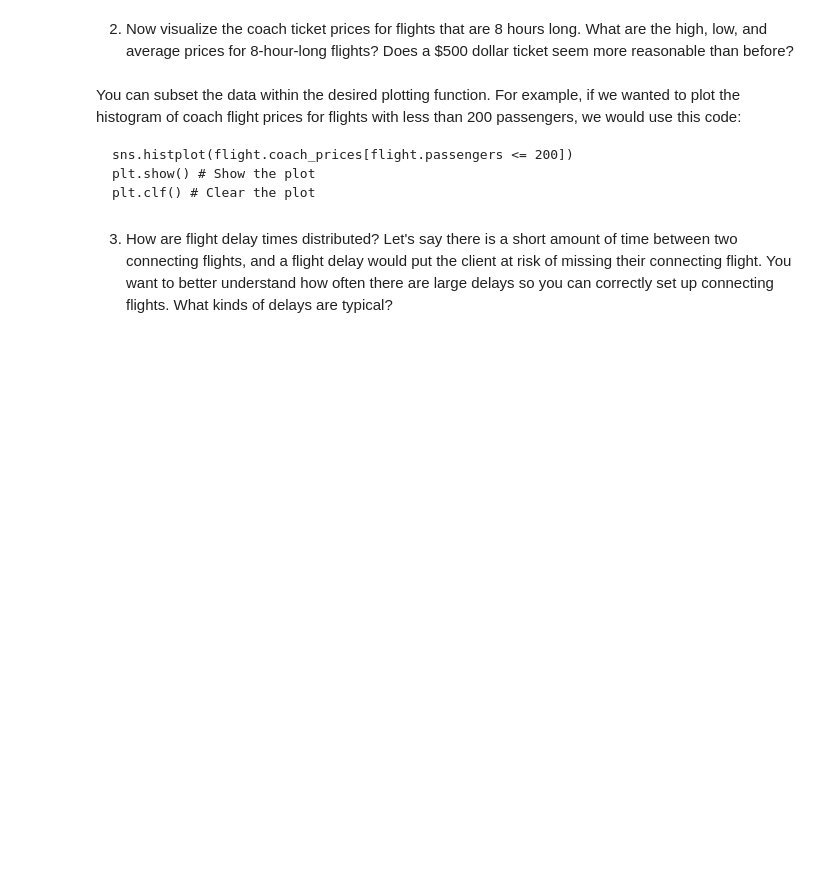
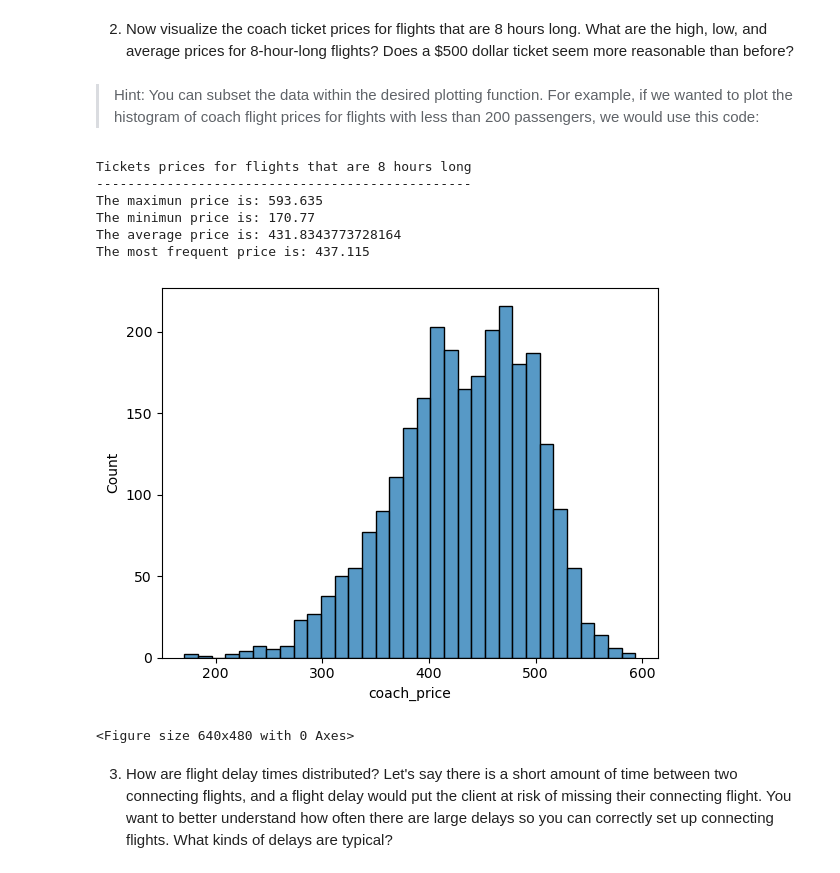
Before and after one commit to oldoc63/learningDS, a Jupyter notebook: exploreByVisual/Airline Analysis.ipynb, the cells around one changed output. Cells and saved outputs as stored; diff of their text form; code cells hidden in the pictures; blank space fills up the shorter version.

````diff
--- a/exploreByVisual/Airline Analysis.ipynb
+++ b/exploreByVisual/Airline Analysis.ipynb
@@ -137,10 +142,4 @@ plt.hist(bins[:-1], bins, weights=counts)
 # %% [markdown]
 2. Now visualize the coach ticket prices for flights that are 8 hours long. What are the high, low, and average prices for 8-hour-long flights? Does a $500 dollar ticket seem more reasonable than before?
 # %% [markdown]
-You can subset the data within the desired plotting function. For example, if we wanted to plot the histogram of coach flight prices for flights with less than 200 passengers, we would use this code:
-
-```
-sns.histplot(flight.coach_prices[flight.passengers <= 200])
-plt.show() # Show the plot
-plt.clf() # Clear the plot
-```
+> Hint: You can subset the data within the desired plotting function. For example, if we wanted to plot the histogram of coach flight prices for flights with less than 200 passengers, we would use this code:
@@ -149,2 +146,24 @@ plt.clf() # Clear the plot
+# %%
+## Task 2
+print('Tickets prices for flights that are 8 hours long')
+print('------------------------------------------------')
+print('The maximun price is:', np.max(flight.coach_price[flight.hours == 8]))
+print('The minimun price is:', np.min(flight.coach_price[flight.hours == 8]))
+print('The average price is:', np.mean(flight.coach_price[flight.hours == 8]))
+print('The most frequent price is:', np.median(flight.coach_price[flight.hours == 8]))
+
+sns.histplot(flight.coach_price[flight.hours == 8])
+
+plt.show()
+plt.clf()
+# %% [output]
+Tickets prices for flights that are 8 hours long
+------------------------------------------------
+The maximun price is: 593.635
+The minimun price is: 170.77
+The average price is: 431.8343773728164
+The most frequent price is: 437.115
+[figure, added]
+<Figure size 640x480 with 0 Axes>
 # %% [markdown]
 3. How are flight delay times distributed? Let's say there is a short amount of time between two connecting flights, and a flight delay would put the client at risk of missing their connecting flight. You want to better understand how often there are large delays so you can correctly set up connecting flights. What kinds of delays are typical?
````
Also changed, not shown: parts of 5 cells of this notebook.
